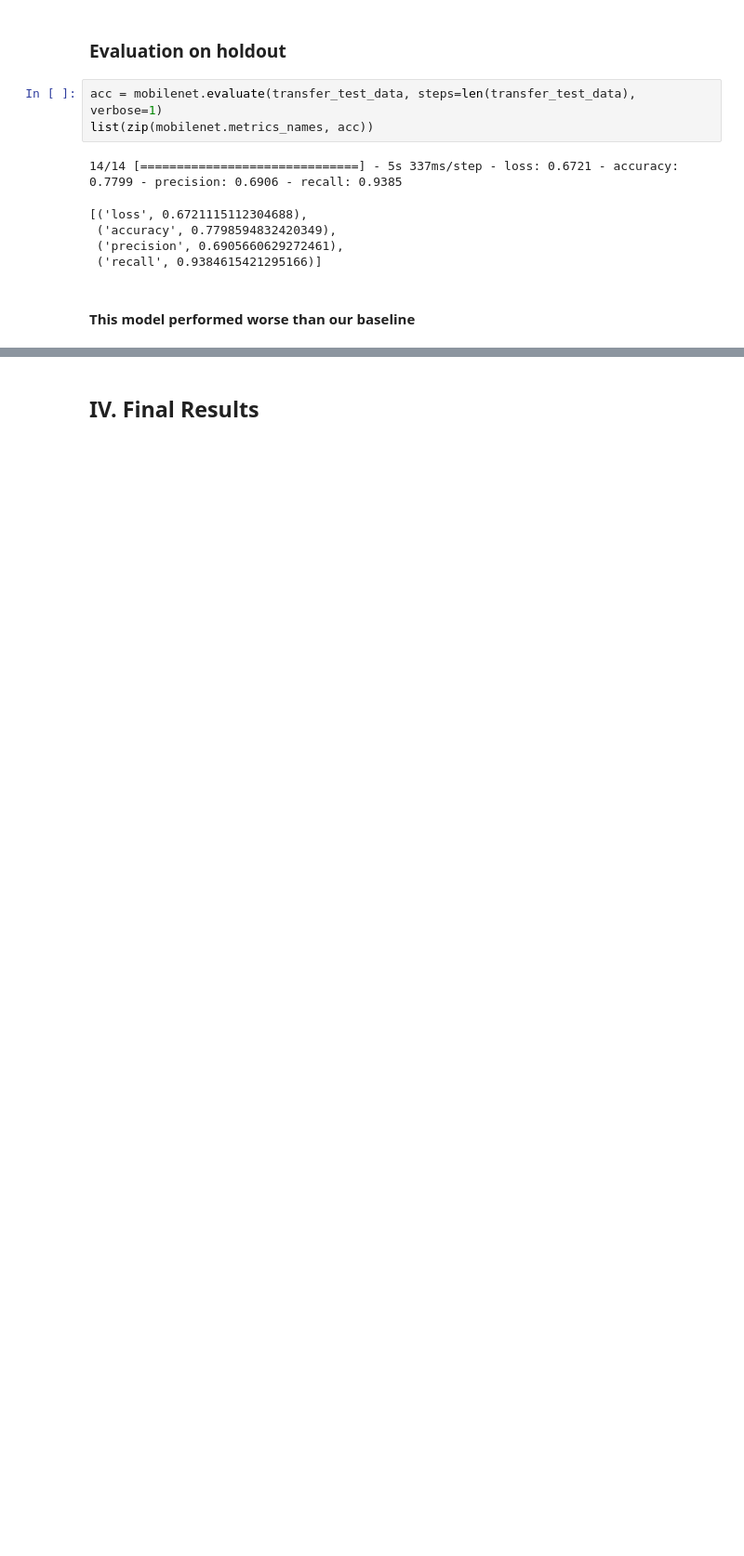
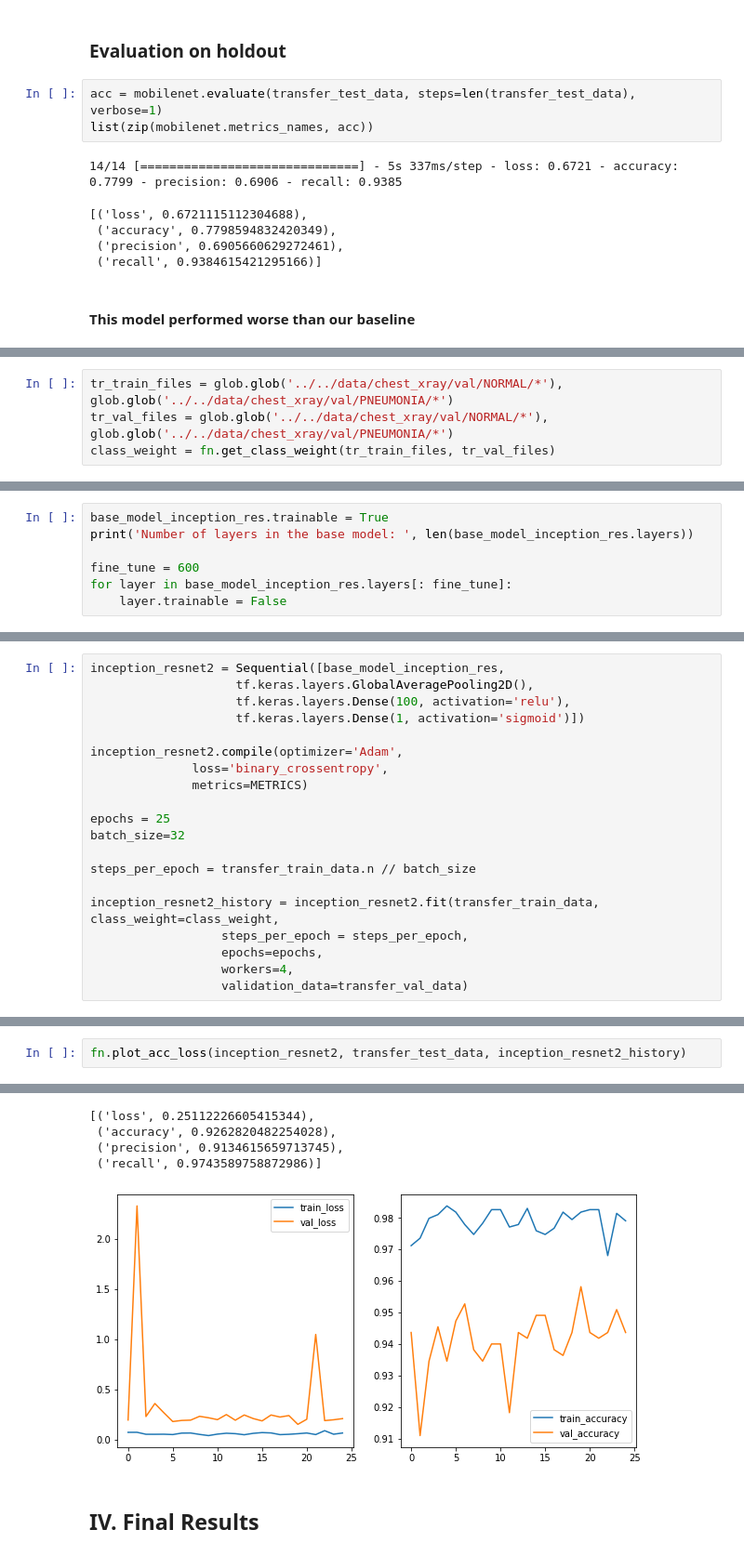
Before and after one commit to mesterhammerfic/x_ray_classification, a Jupyter notebook: notebooks/report/final_notebook_draft_cm-Copy1.ipynb, the cells around one changed output, grey strips where cells are left out. Shown at 93% size. Cells and saved outputs as stored; diff of their text form; blank space fills up the shorter version.

Commit message:
added model iterations, recommendations, and next steps to final report nb

```diff
--- a/notebooks/report/final_notebook_draft_cm-Copy1.ipynb
+++ b/notebooks/report/final_notebook_draft_cm-Copy1.ipynb
@@ -350,0 +430,4 @@ list(zip(inception3.metrics_names, acc))
+# %%
+tr_train_files = glob.glob('../../data/chest_xray/val/NORMAL/*'),  glob.glob('../../data/chest_xray/val/PNEUMONIA/*')
+tr_val_files = glob.glob('../../data/chest_xray/val/NORMAL/*'),  glob.glob('../../data/chest_xray/val/PNEUMONIA/*')
+class_weight = fn.get_class_weight(tr_train_files, tr_val_files)
@@ -350,0 +436,7 @@ list(zip(inception3.metrics_names, acc))
+# %%
+base_model_inception_res.trainable = True
+print('Number of layers in the base model: ', len(base_model_inception_res.layers))
+
+fine_tune = 600
+for layer in base_model_inception_res.layers[: fine_tune]:
+    layer.trainable = False
@@ -350,0 +445,20 @@ list(zip(inception3.metrics_names, acc))
+# %%
+inception_resnet2 = Sequential([base_model_inception_res,
+                    tf.keras.layers.GlobalAveragePooling2D(),
+                    tf.keras.layers.Dense(100, activation='relu'),
+                    tf.keras.layers.Dense(1, activation='sigmoid')])
+
+inception_resnet2.compile(optimizer='Adam',
+              loss='binary_crossentropy',
+              metrics=METRICS)
+
+epochs = 25
+batch_size=32
+
+steps_per_epoch = transfer_train_data.n // batch_size
+
+inception_resnet2_history = inception_resnet2.fit(transfer_train_data, class_weight=class_weight,
+                  steps_per_epoch = steps_per_epoch,
+                  epochs=epochs,
+                  workers=4,
+                  validation_data=transfer_val_data)
@@ -350,0 +485,3 @@ list(zip(inception3.metrics_names, acc))
+# %%
+fn.plot_acc_loss(inception_resnet2, transfer_test_data, inception_resnet2_history)
+# %% [output]
@@ -351,2 +489,7 @@ list(zip(inception3.metrics_names, acc))
+[('loss', 0.25112226605415344),
+ ('accuracy', 0.9262820482254028),
+ ('precision', 0.9134615659713745),
+ ('recall', 0.9743589758872986)]
+[figure, added]
 # %% [markdown]
 ## IV. Final Results
```
Also changed, not shown: parts of 25 cells of this notebook, 3 other files.
